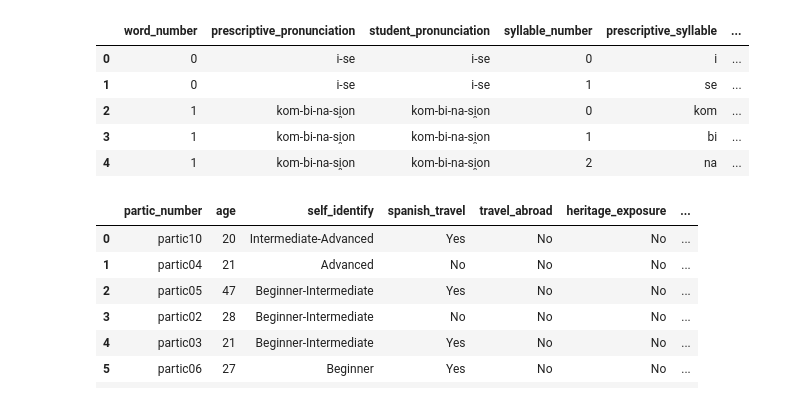
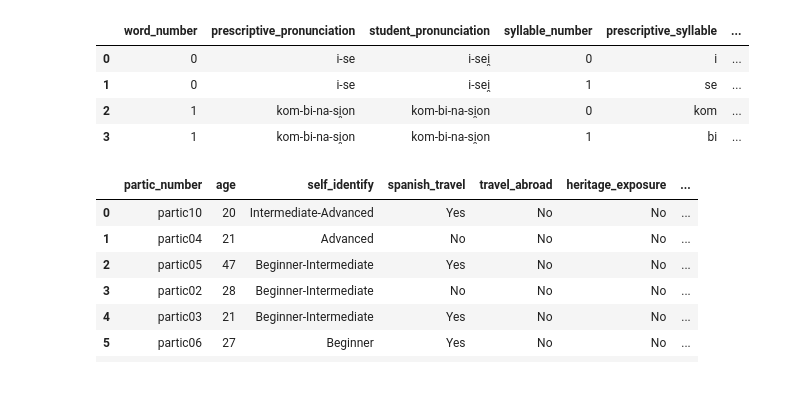
Before and after one commit to djdebonis/IPA_vowel_compare, a Jupyter notebook: IPA_vowel_analyze.ipynb, the cells around one changed output. Drawn from its saved outputs; the diff is of its cells as text; code cells hidden in the pictures.

```diff
--- a/IPA_vowel_analyze.ipynb
+++ b/IPA_vowel_analyze.ipynb
@@ -330,13 +331,16 @@ def get_proportions(ls_of_dfs):
 
     return(ls_of_proportions)
 # %%
+# this cell & the two below it would have been much better as loops
 prescriptive_string = open_and_read("transcriptions/prescriptive_ls.txt") # import transcription.txt files as strings
 partic01_string = open_and_read("transcriptions/partic01.txt")
 partic02_string = open_and_read("transcriptions/partic02.txt")
 partic03_string = open_and_read("transcriptions/partic03.txt")
 partic04_string = open_and_read("transcriptions/partic04.txt")
 partic05_string = open_and_read("transcriptions/partic05.txt")
+partic06_string = open_and_read("transcriptions/partic06.txt")
 partic07_string = open_and_read("transcriptions/partic07.txt")
+partic10_string = open_and_read("transcriptions/partic10.txt")
 # %%
 prescriptive_raw = split_sentence(prescriptive_string) # split strings into individual words: lists of strings
 partic01_raw = split_sentence(partic01_string)
@@ -344,7 +348,9 @@ partic02_raw = split_sentence(partic02_string)
 partic03_raw = split_sentence(partic03_string)
 partic04_raw = split_sentence(partic04_string)
 partic05_raw = split_sentence(partic05_string)
+partic06_raw = split_sentence(partic06_string)
 partic07_raw = split_sentence(partic07_string)
+partic10_raw = split_sentence(partic10_string)
 # %%
 prescriptive = rm_stress(prescriptive_raw) # clean data of any prosodic accent marks
 partic01 = rm_stress(partic01_raw)
@@ -352,14 +358,17 @@ partic02 = rm_stress(partic02_raw)
 partic03 = rm_stress(partic03_raw)
 partic04 = rm_stress(partic04_raw)
 partic05 = rm_stress(partic05_raw)
+partic06 = rm_stress(partic06_raw)
 partic07 = rm_stress(partic07_raw)
+partic10 = rm_stress(partic10_raw)
+# %%
+data = [partic01,partic02,partic03,partic04,partic05,partic06,partic07,partic10] # compile the lists of strings into ANOTHER LIST
 # %%
 study_data = datasheet_compile(data,prescriptive) # turn the list of lists of strings into a list of dataframes
-study_data[1].head() # print a small amount as demonstraation
+study_data[5].head(4) # print a small amount as demonstraation
 # %% [output]
 |  | word_number | prescriptive_pronunciation | student_pronunciation | syllable_number | prescriptive_syllable | ... |
-| 0 | 0 | i-se | i-se | 0 | i | ... |
-| 1 | 0 | i-se | i-se | 1 | se | ... |
+| 0 | 0 | i-se | i-sei̯ | 0 | i | ... |
+| 1 | 0 | i-se | i-sei̯ | 1 | se | ... |
 | 2 | 1 | kom-bi-na-si̯on | kom-bi-na-si̯on | 0 | kom | ... |
 | 3 | 1 | kom-bi-na-si̯on | kom-bi-na-si̯on | 1 | bi | ... |
-| 4 | 1 | kom-bi-na-si̯on | kom-bi-na-si̯on | 2 | na | ... |
```
Also changed, not shown: parts of 33 cells of this notebook.
